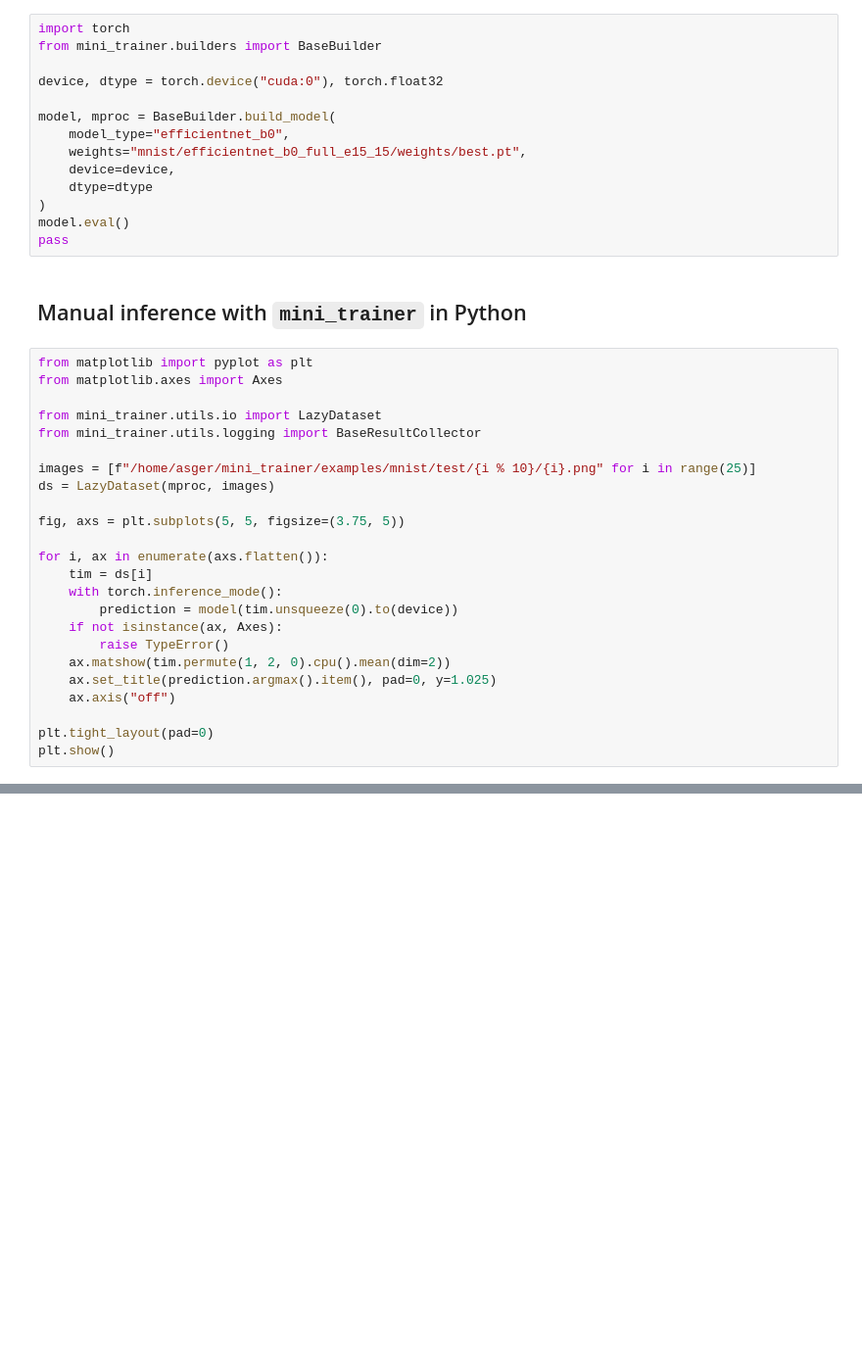
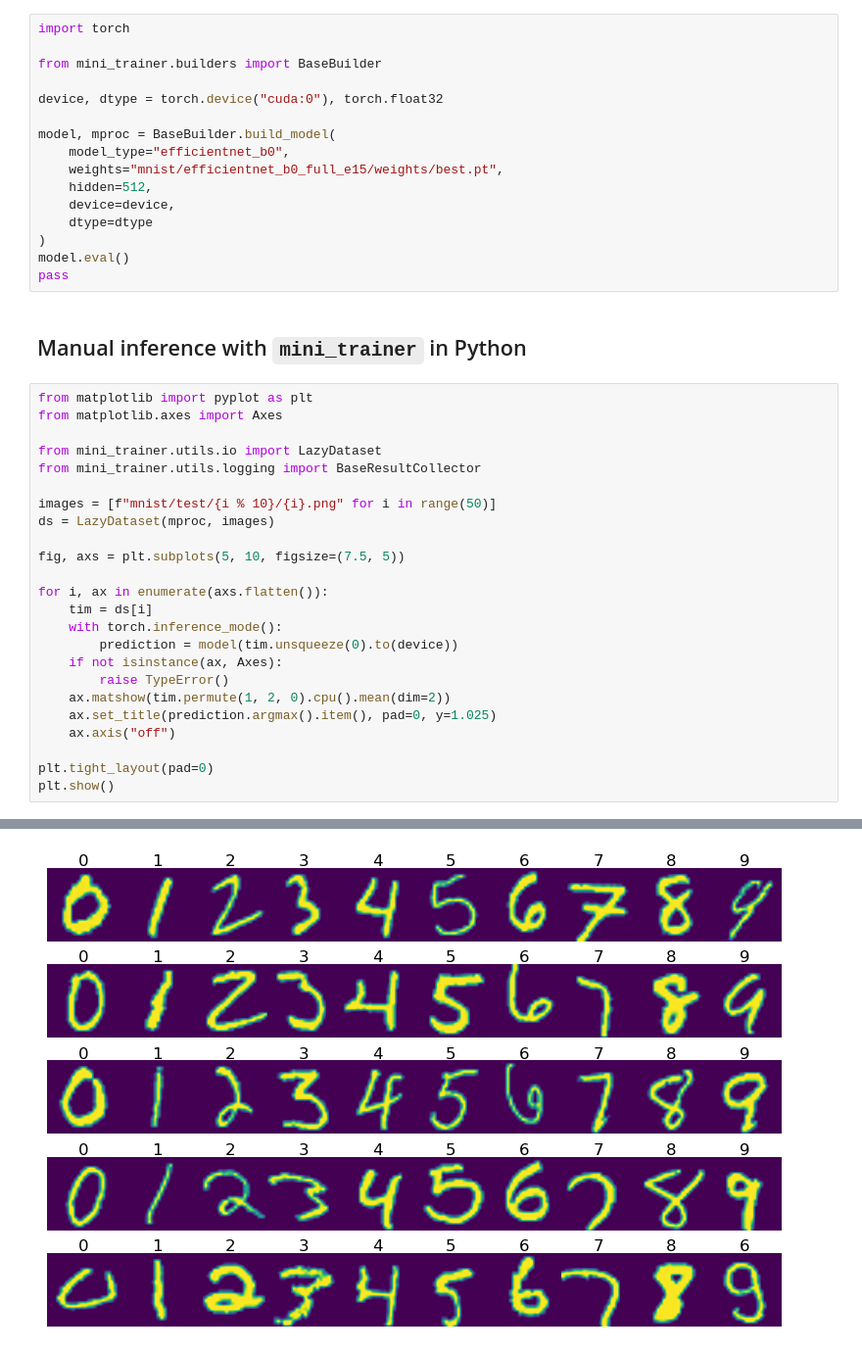
Before and after one commit to asgersvenning/mini_trainer, a Jupyter notebook: examples/mnist.ipynb, the cells around one changed output, grey strips where cells are left out. Shown at 98% size. Saved outputs shown, nothing was run; the diff lists cells and outputs as text; blank space fills up the shorter version.

```diff
--- a/examples/mnist.ipynb
+++ b/examples/mnist.ipynb
@@ -124,12 +149,14 @@ prepare_test_mnist_for_minitrainer()
 # %%
 import torch
+
 from mini_trainer.builders import BaseBuilder
 
 device, dtype = torch.device("cuda:0"), torch.float32
 
 model, mproc = BaseBuilder.build_model(
     model_type="efficientnet_b0",
-    weights="mnist/efficientnet_b0_full_e15_15/weights/best.pt",
+    weights="mnist/efficientnet_b0_full_e15/weights/best.pt",
+    hidden=512,
     device=device,
     dtype=dtype
 )
@@ -144,10 +171,10 @@ from matplotlib.axes import Axes
 from mini_trainer.utils.io import LazyDataset
 from mini_trainer.utils.logging import BaseResultCollector
 
-images = [f"/home/asger/mini_trainer/examples/mnist/test/{i % 10}/{i}.png" for i in range(25)]
+images = [f"mnist/test/{i % 10}/{i}.png" for i in range(50)]
 ds = LazyDataset(mproc, images)
 
-fig, axs = plt.subplots(5, 5, figsize=(3.75, 5))
+fig, axs = plt.subplots(5, 10, figsize=(7.5, 5))
 
 for i, ax in enumerate(axs.flatten()):
     tim = ds[i]
@@ -161,3 +188,4 @@ for i, ax in enumerate(axs.flatten()):
 
 plt.tight_layout(pad=0)
 plt.show()
+# %% [output]
@@ -164 +193,2 @@ plt.show()
+[figure, added]
 # %%
```
Also changed, not shown: parts of 6 cells of this notebook, 11 other files.
